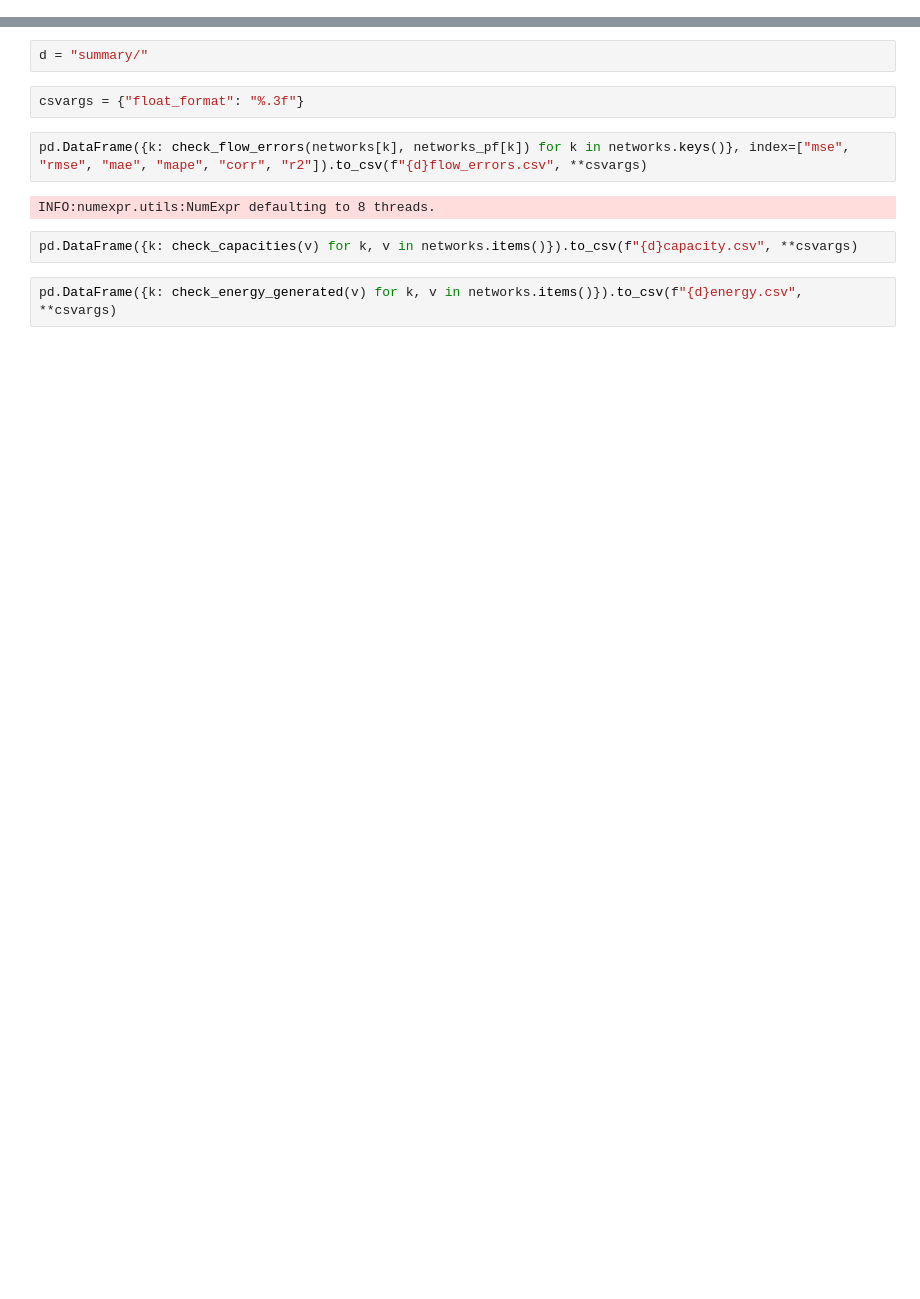
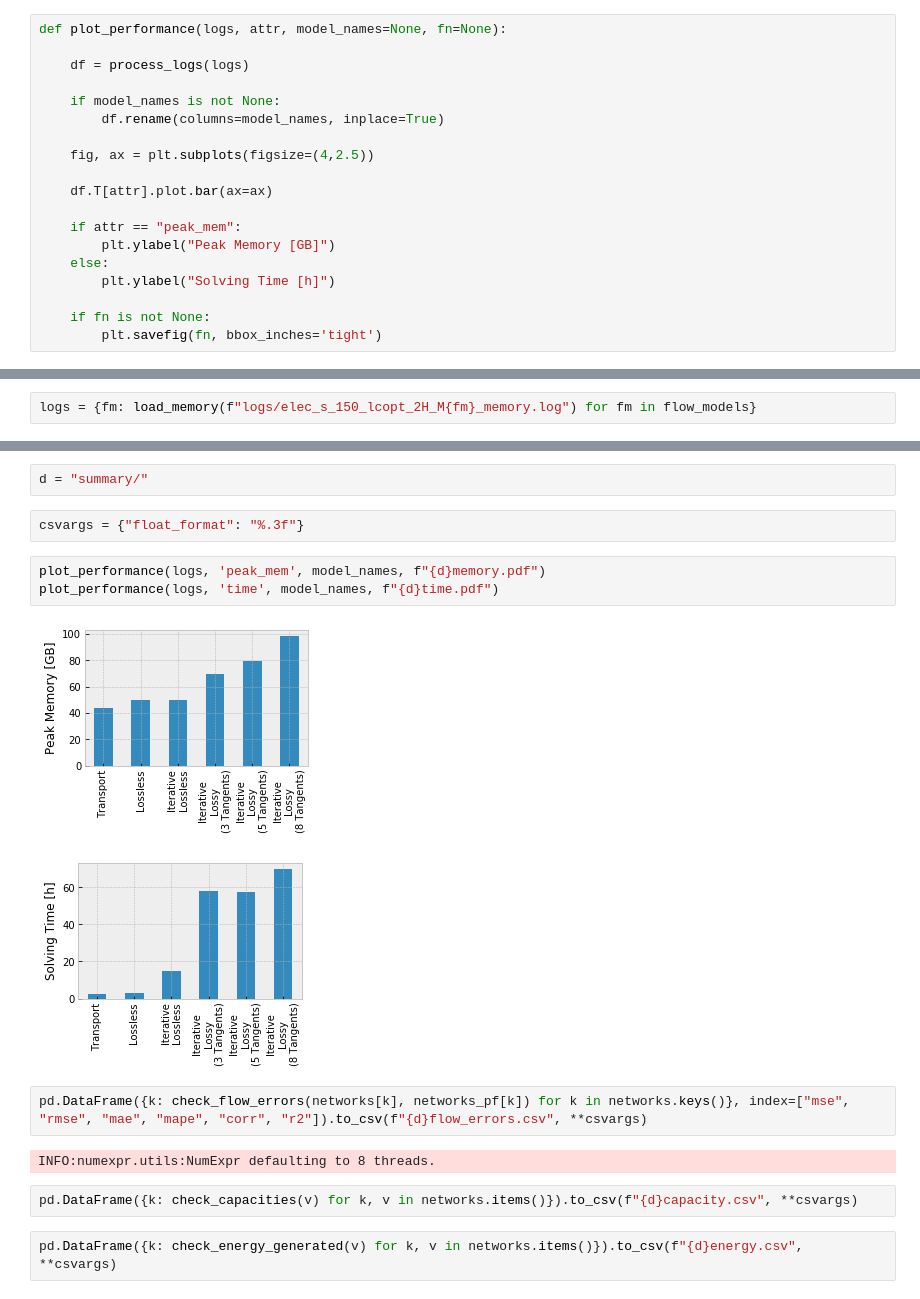
Before and after one commit to fneum/power-flow-models, a Jupyter notebook: plotting.ipynb, the cells around one changed output, grey strips where cells are left out. Saved outputs shown, nothing was run; the diff lists cells and outputs as text; blank space fills up the shorter version.

```diff
--- a/plotting.ipynb
+++ b/plotting.ipynb
@@ -371,3 +483,22 @@ def plot_cost_bar(networks, model_names, fn="test.png"):
+# %%
+def plot_performance(logs, attr, model_names=None, fn=None):
+
+    df = process_logs(logs)
+
+    if model_names is not None:
+        df.rename(columns=model_names, inplace=True)
+
+    fig, ax = plt.subplots(figsize=(4,2.5))
+
+    df.T[attr].plot.bar(ax=ax)
+
+    if attr == "peak_mem":
+        plt.ylabel("Peak Memory [GB]")
+    else:
+        plt.ylabel("Solving Time [h]")
+
+    if fn is not None:
+        plt.savefig(fn, bbox_inches='tight')
 # %% [markdown]
 ## Application
 # %%
@@ -375 +506,3 @@ flow_models = ["transport", "lossless-0", "lossless-3", "lossy-5", "lossy-8"]
+# %%
+logs = {fm: load_memory(f"logs/elec_s_150_lcopt_2H_M{fm}_memory.log") for fm in flow_models}
 # %%
@@ -480,6 +561,12 @@ model_names = {
 d = "summary/"
 # %%
 csvargs = {"float_format": "%.3f"}
+# %%
+plot_performance(logs, 'peak_mem', model_names, f"{d}memory.pdf")
+plot_performance(logs, 'time', model_names, f"{d}time.pdf")
+# %% [output]
+[figure, added]
+[figure, added]
 # %%
 pd.DataFrame({k: check_flow_errors(networks[k], networks_pf[k]) for k in networks.keys()}, index=["mse", "rmse", "mae", "mape", "corr", "r2"]).to_csv(f"{d}flow_errors.csv", **csvargs)
 # %% [output]
```
Also changed, not shown: parts of 29 cells of this notebook, 3 other files.
